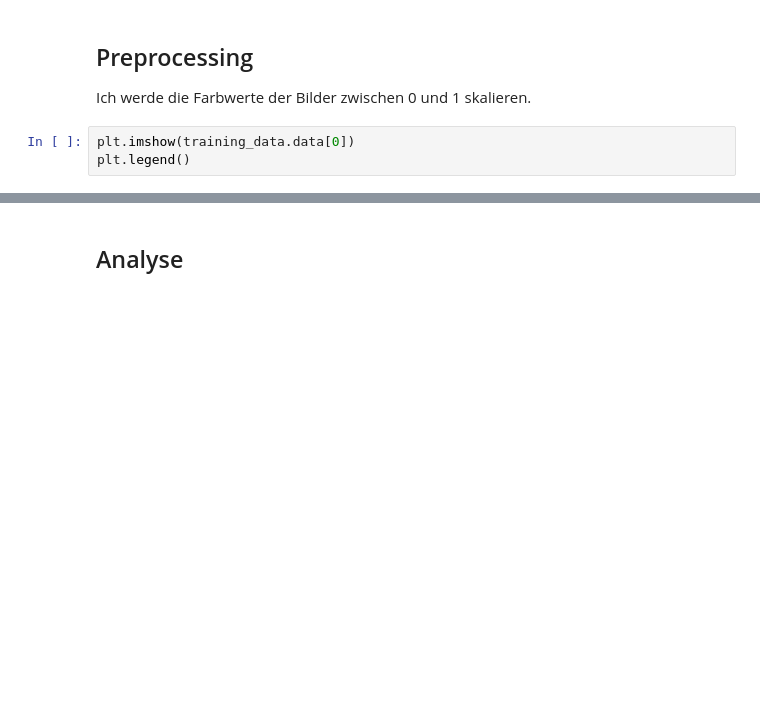
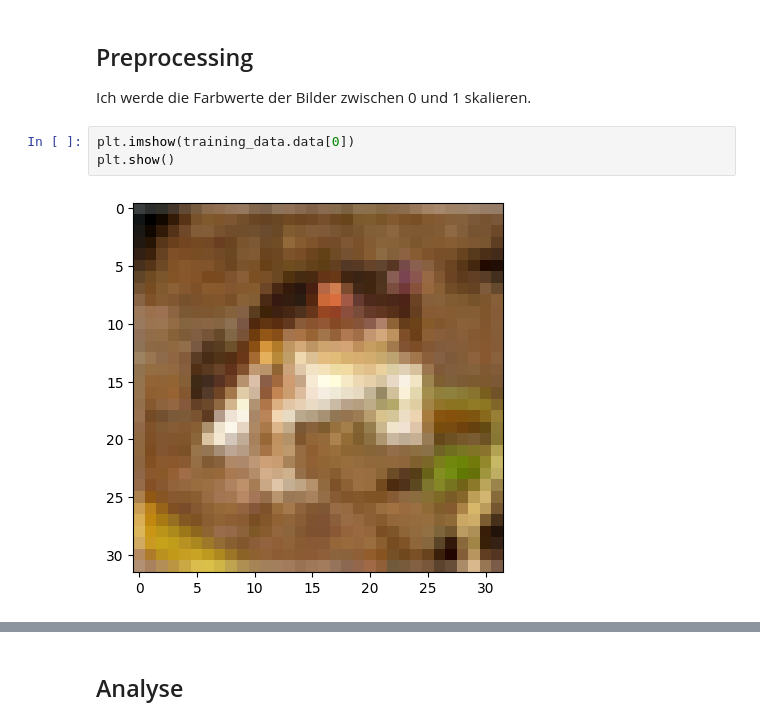
Before and after one commit to staldenhoefler/del, a Jupyter notebook: MC1/MC1.ipynb, the cells around one changed output, grey strips where cells are left out. Saved outputs shown, nothing was run; the diff lists cells and outputs as text; blank space fills up the shorter version.

```diff
--- a/MC1/MC1.ipynb
+++ b/MC1/MC1.ipynb
@@ -213,4 +253,6 @@ plt.show()
 Ich werde die Farbwerte der Bilder zwischen 0 und 1 skalieren.
 # %%
 plt.imshow(training_data.data[0])
-plt.legend()
+plt.show()
+# %% [output]
+[figure, added]
```
Also changed, not shown: parts of 37 cells of this notebook, 1 other file.
